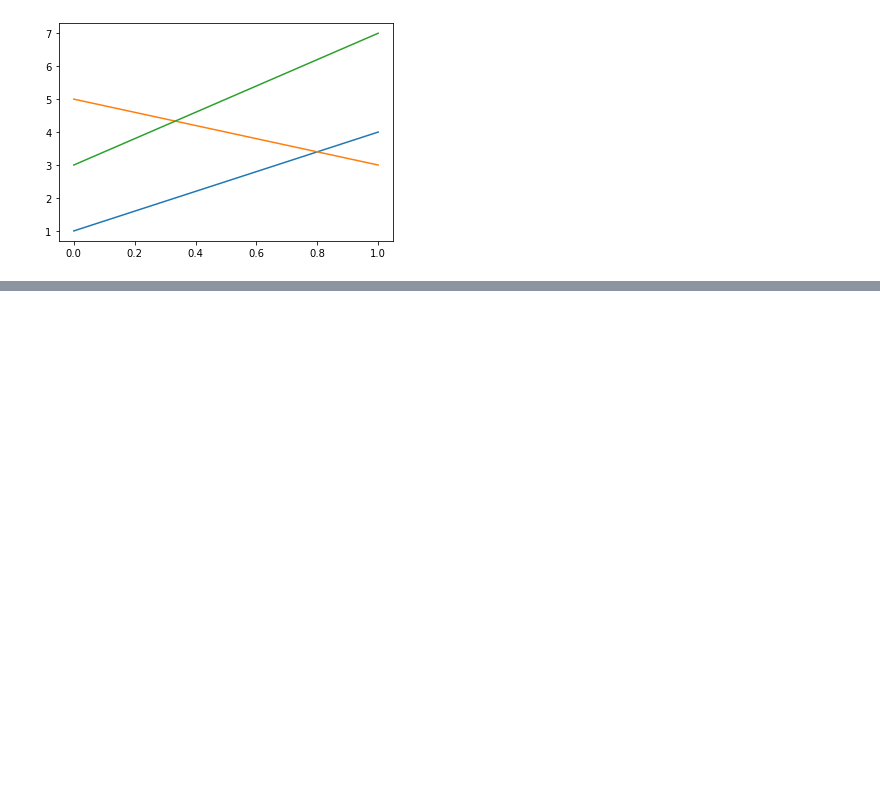
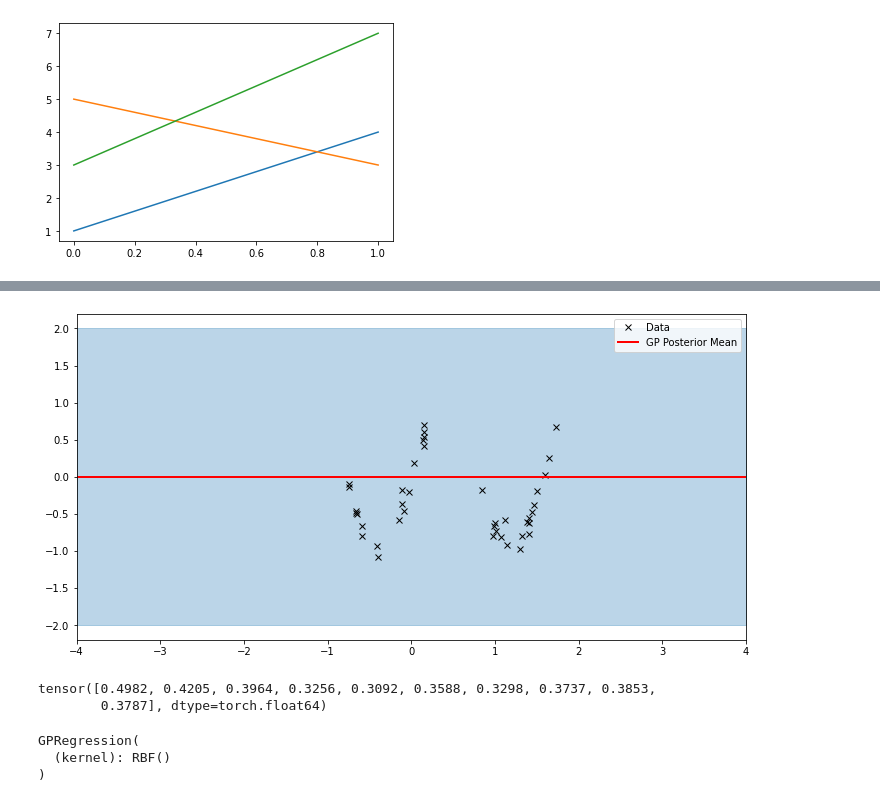
Before and after one commit to eyhl/premis, a Jupyter notebook: notebooks/gp_thickness.ipynb, the cells around one changed output, grey strips where cells are left out. Drawn from its saved outputs; the diff is of its cells as text; code cells hidden in the pictures; blank space fills up the shorter version.

```diff
--- a/notebooks/gp_thickness.ipynb
+++ b/notebooks/gp_thickness.ipynb
@@ -173,0 +356,4 @@ plt.plot(X)
+# %%
+plot(model=vsgp, plot_observed_data=True, plot_predictions=True)
+# %% [output]
+[figure, added]
@@ -173,0 +378,11 @@ plt.plot(X)
+# %%
+posterior_ls
+# %% [output]
+tensor([0.4982, 0.4205, 0.3964, 0.3256, 0.3092, 0.3588, 0.3298, 0.3737, 0.3853,
+        0.3787], dtype=torch.float64)
+# %%
+gpr
+# %% [output]
+GPRegression(
+  (kernel): RBF()
+)
```
Also changed, not shown: parts of 44 cells of this notebook, 1 other file.
